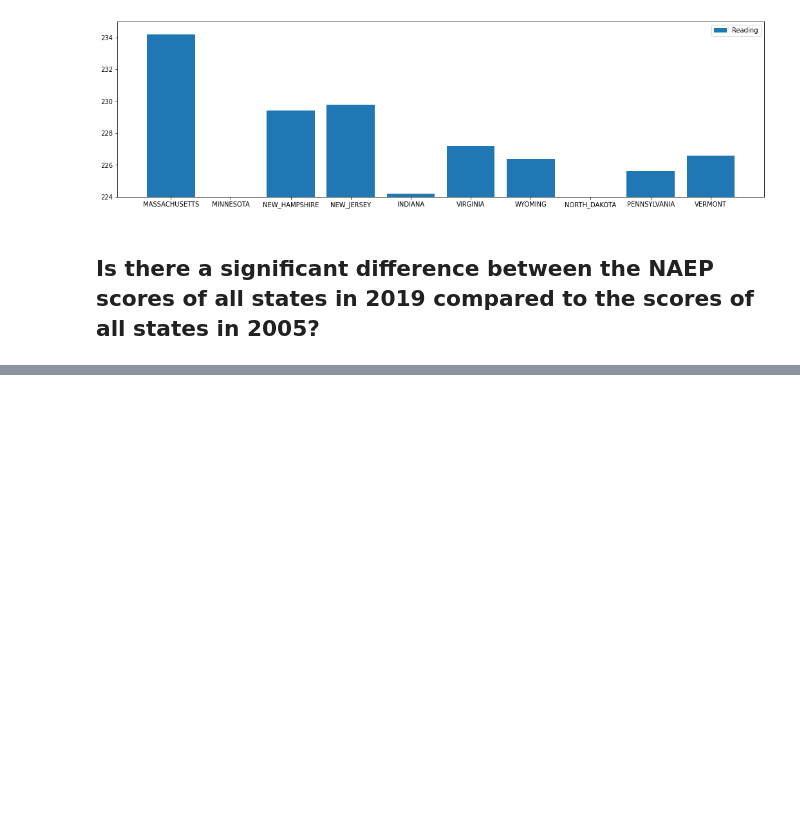
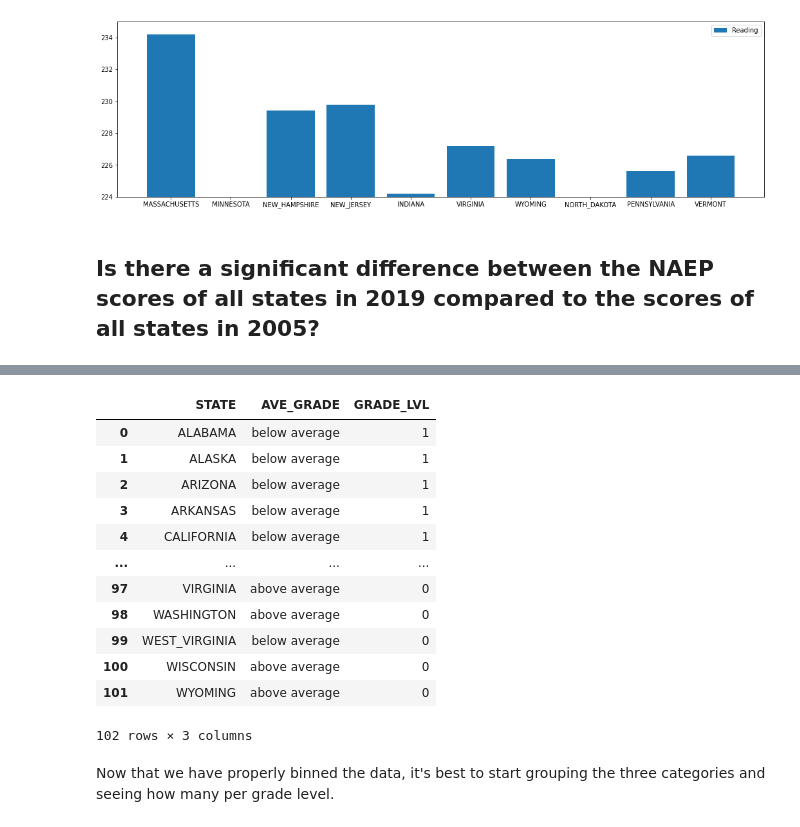
Before and after one commit to trickdevsinschool/CSMODEL_PROJECT_1, a Jupyter notebook: states_csmodel.ipynb, the cells around one changed output, grey strips where cells are left out. Cells and saved outputs as stored; diff of their text form; code cells hidden in the pictures; blank space fills up the shorter version.

```diff
--- a/states_csmodel.ipynb
+++ b/states_csmodel.ipynb
@@ -418,0 +422,19 @@ ax.legend(fontsize = 10)
+# %%
+binned_grades = pd.read_csv('binned_grades_4_8.csv')
+binned_grades
+# %% [output]
+|  | STATE | AVE_GRADE | GRADE_LVL |
+| 0 | ALABAMA | below average | 1 |
+| 1 | ALASKA | below average | 1 |
+| 2 | ARIZONA | below average | 1 |
+| 3 | ARKANSAS | below average | 1 |
+| 4 | CALIFORNIA | below average | 1 |
+| ... | ... | ... | ... |
+| 97 | VIRGINIA | above average | 0 |
+| 98 | WASHINGTON | above average | 0 |
+| 99 | WEST_VIRGINIA | below average | 0 |
+| 100 | WISCONSIN | above average | 0 |
+| 101 | WYOMING | above average | 0 |
+102 rows × 3 columns
+# %% [markdown]
+Now that we have properly binned the data, it's best to start grouping the three categories and seeing how many per grade level.
```
Also changed, not shown: parts of 10 cells of this notebook, 1 other file.
